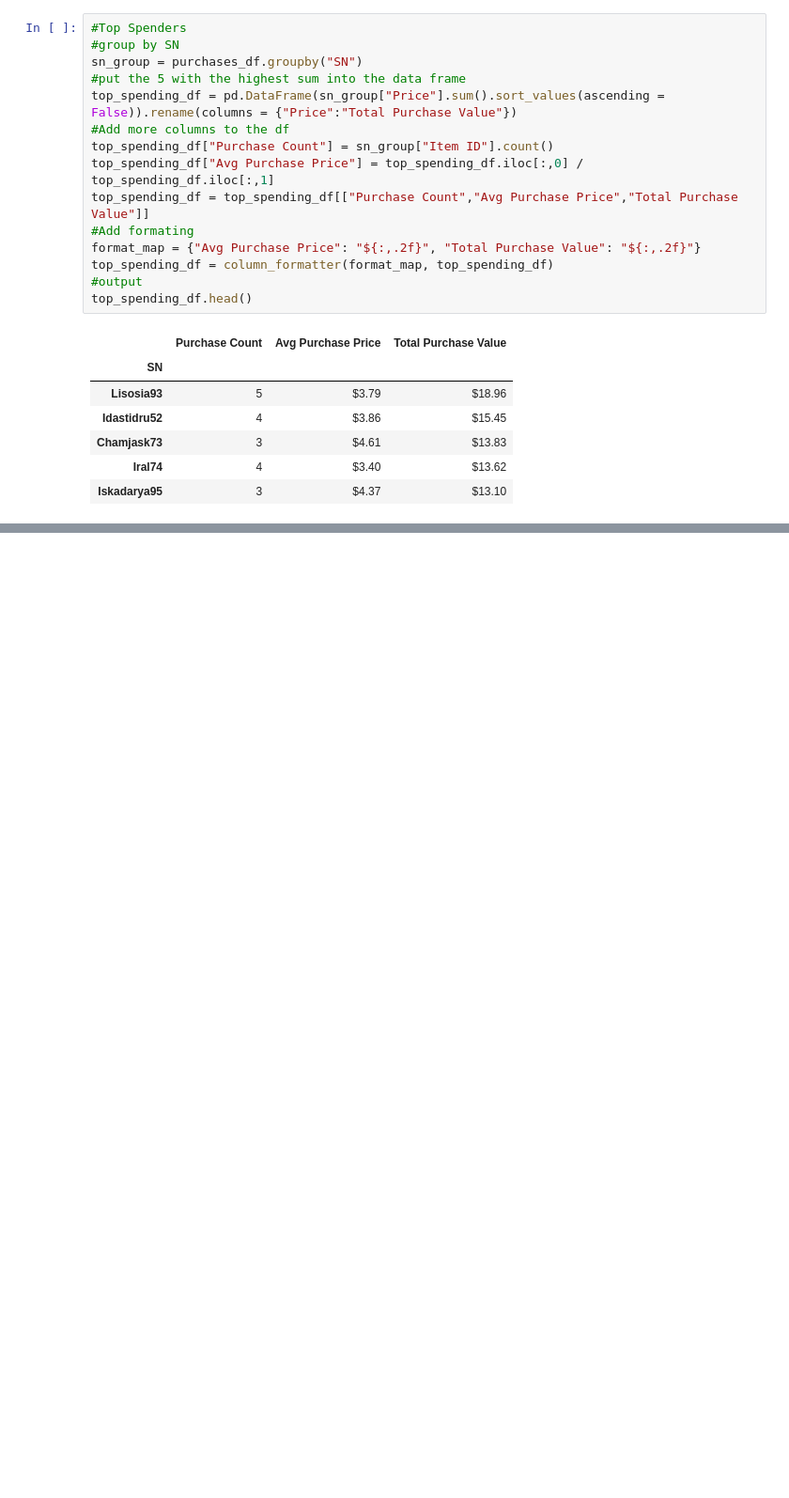
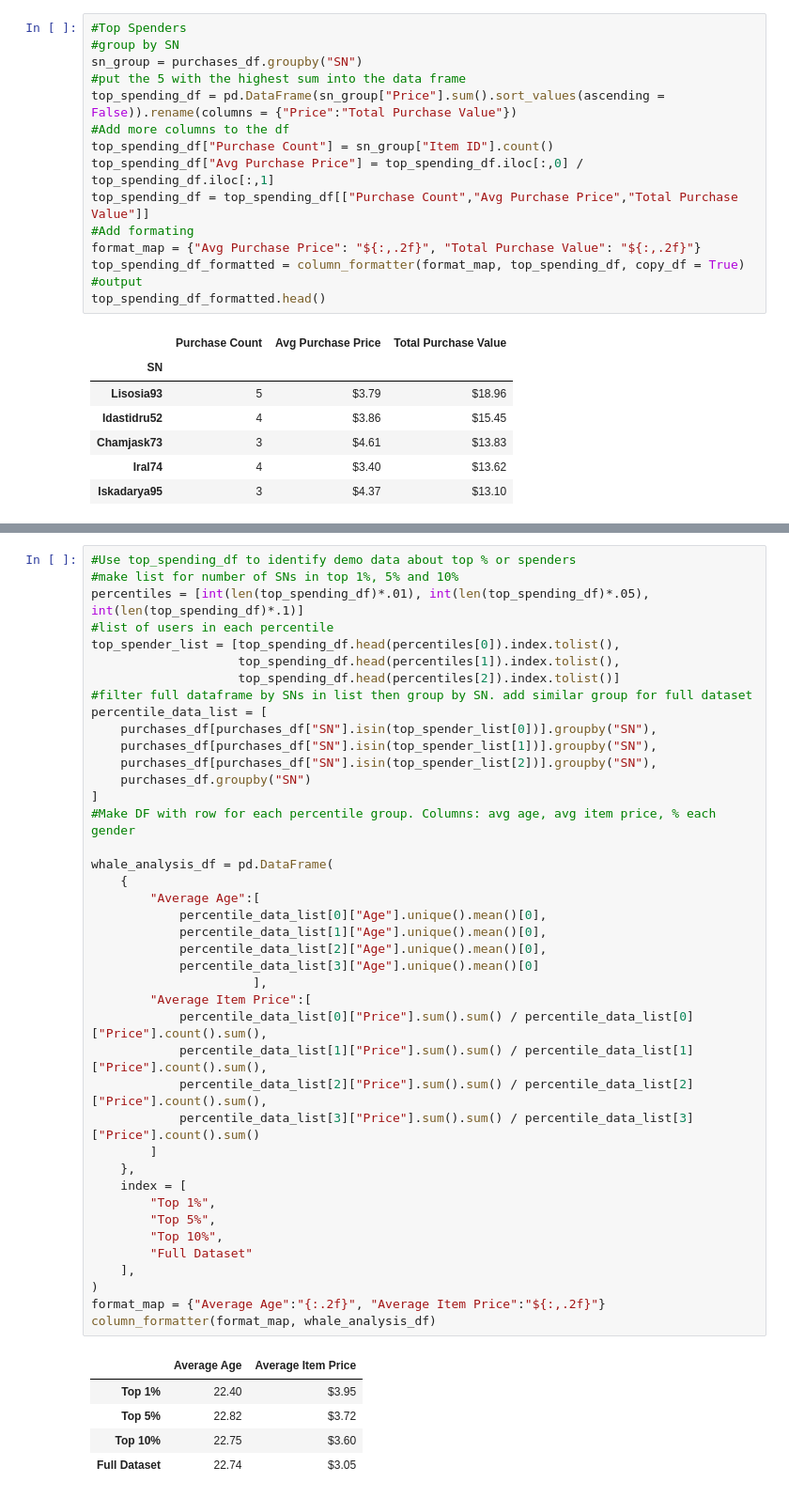
Before and after one commit to BrianDouglas/pandas-challenge, a Jupyter notebook: HeroesOfPymoli/Report.ipynb, the cells around one changed output, grey strips where cells are left out. Shown: that part at 94% size. Saved outputs shown, nothing was run; the diff lists cells and outputs as text; blank space fills up the shorter version.

Commit message:
Added a dataframe to analyze the top spenders

```diff
--- a/HeroesOfPymoli/Report.ipynb
+++ b/HeroesOfPymoli/Report.ipynb
@@ -159,9 +170,9 @@ top_spending_df["Avg Purchase Price"] = top_spending_df.iloc[:,0] / top_spending
 top_spending_df = top_spending_df[["Purchase Count","Avg Purchase Price","Total Purchase Value"]]
 #Add formating
 format_map = {"Avg Purchase Price": "${:,.2f}", "Total Purchase Value": "${:,.2f}"}
-top_spending_df = column_formatter(format_map, top_spending_df)
+top_spending_df_formatted = column_formatter(format_map, top_spending_df, copy_df = True)
 #output
-top_spending_df.head()
+top_spending_df_formatted.head()
 # %% [output]
 |  | Purchase Count | Avg Purchase Price | Total Purchase Value |
 | SN |  |  |  |
@@ -207,3 +219,50 @@ formatted_most_profitable_df.head()
 | 82 | Nirvana | 9 | $4.90 | $44.10 |
 | 145 | Fiery Glass Crusader | 9 | $4.58 | $41.22 |
 | 103 | Singed Scalpel | 8 | $4.35 | $34.80 |
+# %%
+#Use top_spending_df to identify demo data about top % or spenders
+#make list for number of SNs in top 1%, 5% and 10%
+percentiles = [int(len(top_spending_df)*.01), int(len(top_spending_df)*.05), int(len(top_spending_df)*.1)]
+#list of users in each percentile
+top_spender_list = [top_spending_df.head(percentiles[0]).index.tolist(),
+                    top_spending_df.head(percentiles[1]).index.tolist(),
+                    top_spending_df.head(percentiles[2]).index.tolist()]
+#filter full dataframe by SNs in list then group by SN. add similar group for full dataset
+percentile_data_list = [
+    purchases_df[purchases_df["SN"].isin(top_spender_list[0])].groupby("SN"),
+    purchases_df[purchases_df["SN"].isin(top_spender_list[1])].groupby("SN"),
+    purchases_df[purchases_df["SN"].isin(top_spender_list[2])].groupby("SN"),
+    purchases_df.groupby("SN")
+]
+#Make DF with row for each percentile group. Columns: avg age, avg item price, % each gender
+
+whale_analysis_df = pd.DataFrame(
+    {
+        "Average Age":[
+            percentile_data_list[0]["Age"].unique().mean()[0],
+            percentile_data_list[1]["Age"].unique().mean()[0],
+            percentile_data_list[2]["Age"].unique().mean()[0],
+            percentile_data_list[3]["Age"].unique().mean()[0]
+                      ],
+        "Average Item Price":[
+            percentile_data_list[0]["Price"].sum().sum() / percentile_data_list[0]["Price"].count().sum(),
+            percentile_data_list[1]["Price"].sum().sum() / percentile_data_list[1]["Price"].count().sum(),
+            percentile_data_list[2]["Price"].sum().sum() / percentile_data_list[2]["Price"].count().sum(),
+            percentile_data_list[3]["Price"].sum().sum() / percentile_data_list[3]["Price"].count().sum()
+        ]
+    },
+    index = [
+        "Top 1%",
+        "Top 5%",
+        "Top 10%",
+        "Full Dataset"
+    ],
+)
+format_map = {"Average Age":"{:.2f}", "Average Item Price":"${:,.2f}"}
+column_formatter(format_map, whale_analysis_df)
+# %% [output]
+|  | Average Age | Average Item Price |
+| Top 1% | 22.40 | $3.95 |
+| Top 5% | 22.82 | $3.72 |
+| Top 10% | 22.75 | $3.60 |
+| Full Dataset | 22.74 | $3.05 |
```
Also changed, not shown: parts of 7 cells of this notebook.
